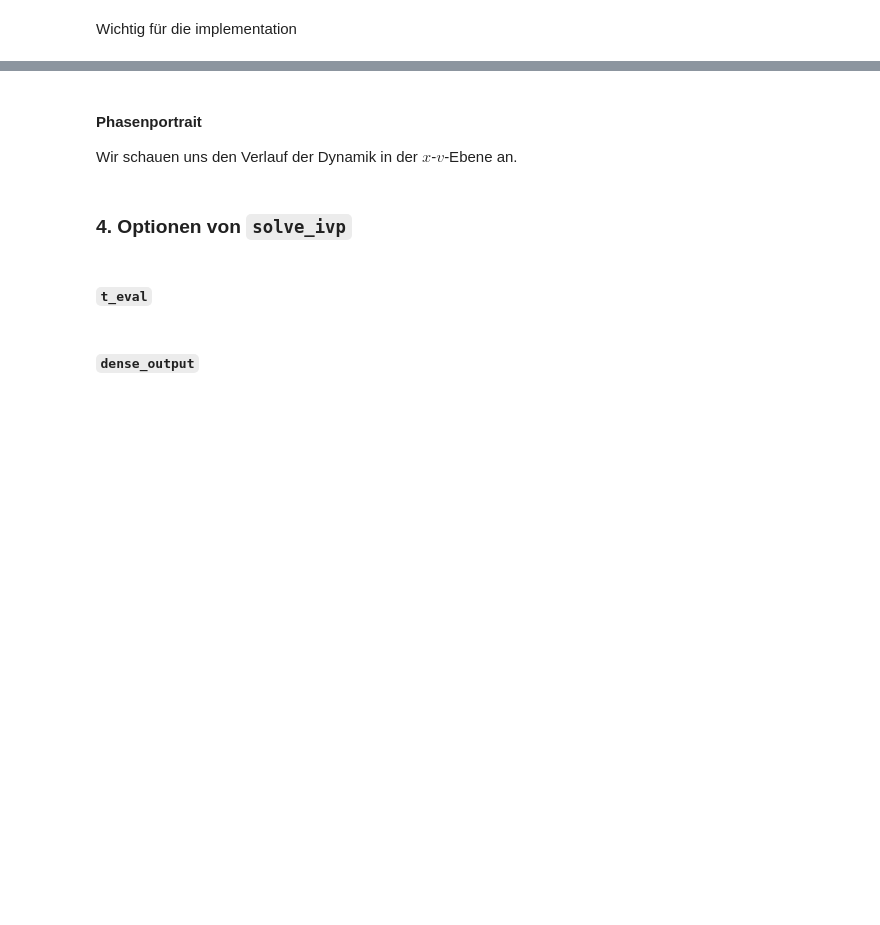
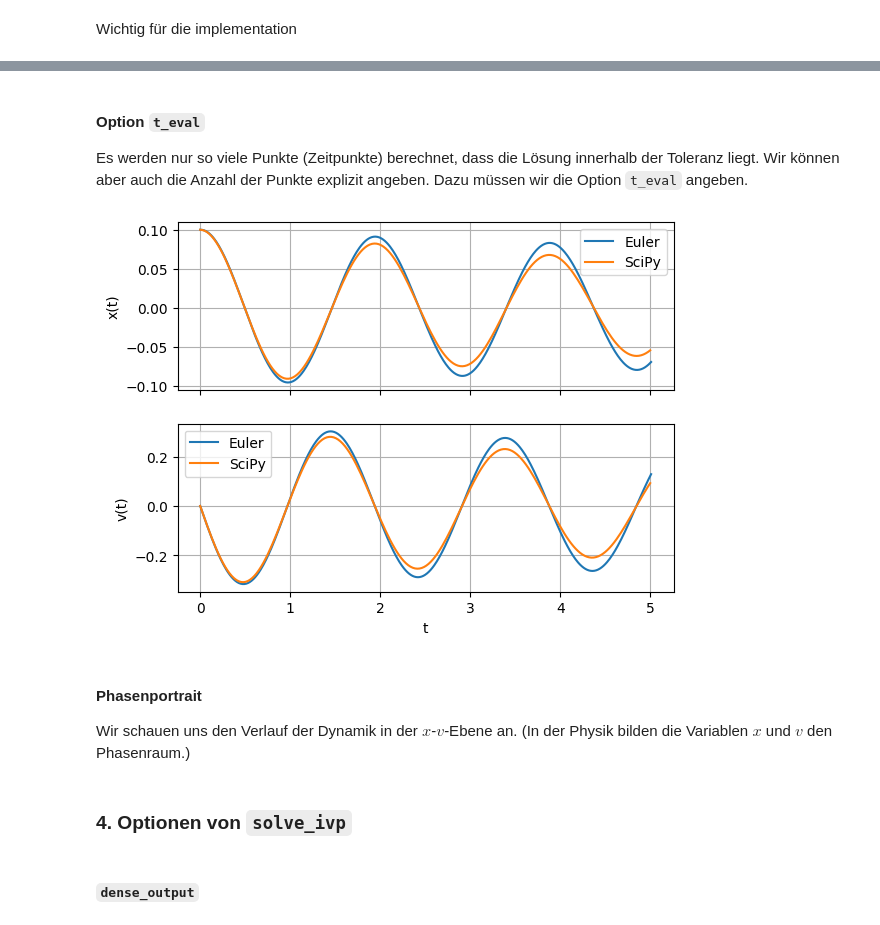
Before and after one commit to visciric/NGDS--Viscio, a Jupyter notebook: 09_DGL/09_Vertiefung.ipynb, the cells around one changed output, grey strips where cells are left out. Saved outputs shown, nothing was run; the diff lists cells and outputs as text; code cells hidden in the pictures; blank space fills up the shorter version.

```diff
--- a/09_DGL/09_Vertiefung.ipynb
+++ b/09_DGL/09_Vertiefung.ipynb
@@ -82,5 +135,37 @@ W
+# %% [markdown]
+#### Option `t_eval`
+
+Es werden nur so viele Punkte (Zeitpunkte) berechnet, dass die Lösung innerhalb der Toleranz liegt. Wir können aber auch die Anzahl der Punkte explizit angeben. Dazu müssen wir die Option `t_eval` angeben.
+# %%
+t = np.linspace(0, 5, 200)
+sol = scipy.integrate.solve_ivp(
+    f,
+    t_span=(t.min(), t.max()),
+    y0=[0.1, 0],
+    t_eval=t,
+)
+
+t_scipy = sol.t
+x_scipy, v_scipy = sol.y
+
+
+fig, (ax1, ax2) = plt.subplots(2, 1, sharex=True)
+ax1.plot(t_euler, x_euler, label="Euler")
+ax2.plot(t_euler, v_euler, label="Euler")
+ax1.plot(t_scipy, x_scipy, label="SciPy")
+ax2.plot(t_scipy, v_scipy, label="SciPy")
+ax1.set_ylabel("x(t)")
+ax2.set_ylabel("v(t)")
+ax2.set_xlabel("t")
+ax1.legend()
+ax2.legend()
+ax1.grid()
+ax2.grid()
+plt.show()
+# %% [output]
+[figure, added]
 # %% [markdown]
 #### Phasenportrait
 
-Wir schauen uns den Verlauf der Dynamik in der $x$-$v$-Ebene an.
+Wir schauen uns den Verlauf der Dynamik in der $x$-$v$-Ebene an. (In der Physik bilden die Variablen $x$ und $v$ den Phasenraum.)
 # %%
@@ -91,6 +180,4 @@ plt.grid()
 # %% [markdown]
 ### 4. Optionen von `solve_ivp`
-# %% [markdown]
-#### `t_eval`
 # %% [markdown]
 #### `dense_output`
```
Also changed, not shown: parts of 6 cells of this notebook, 4 other files.
